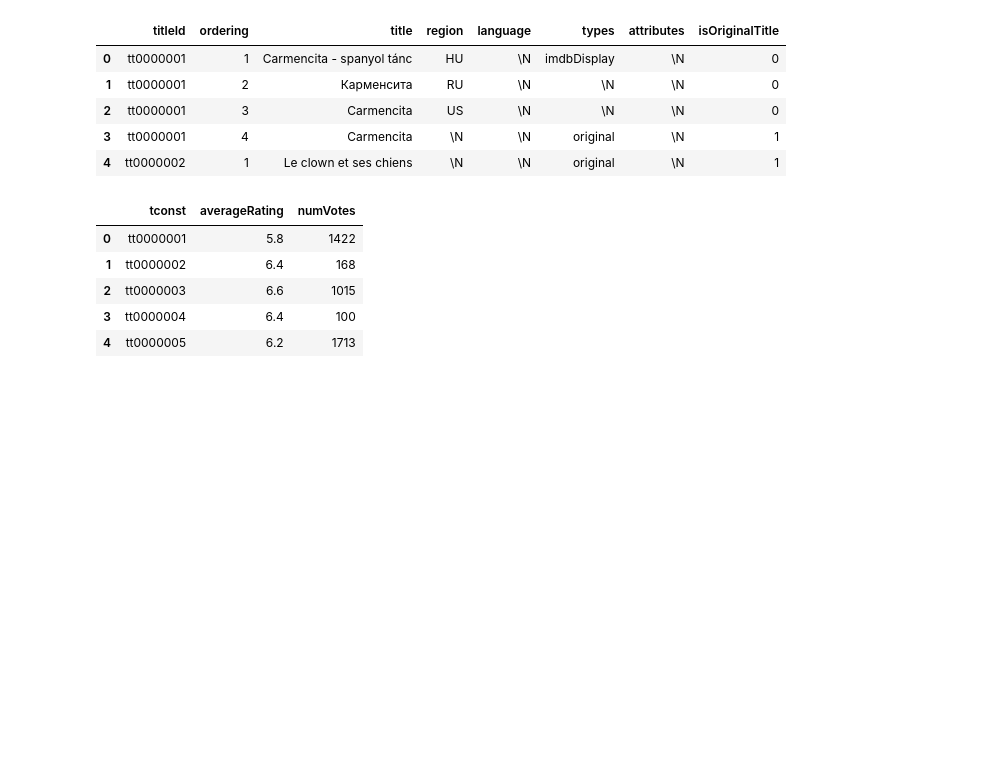
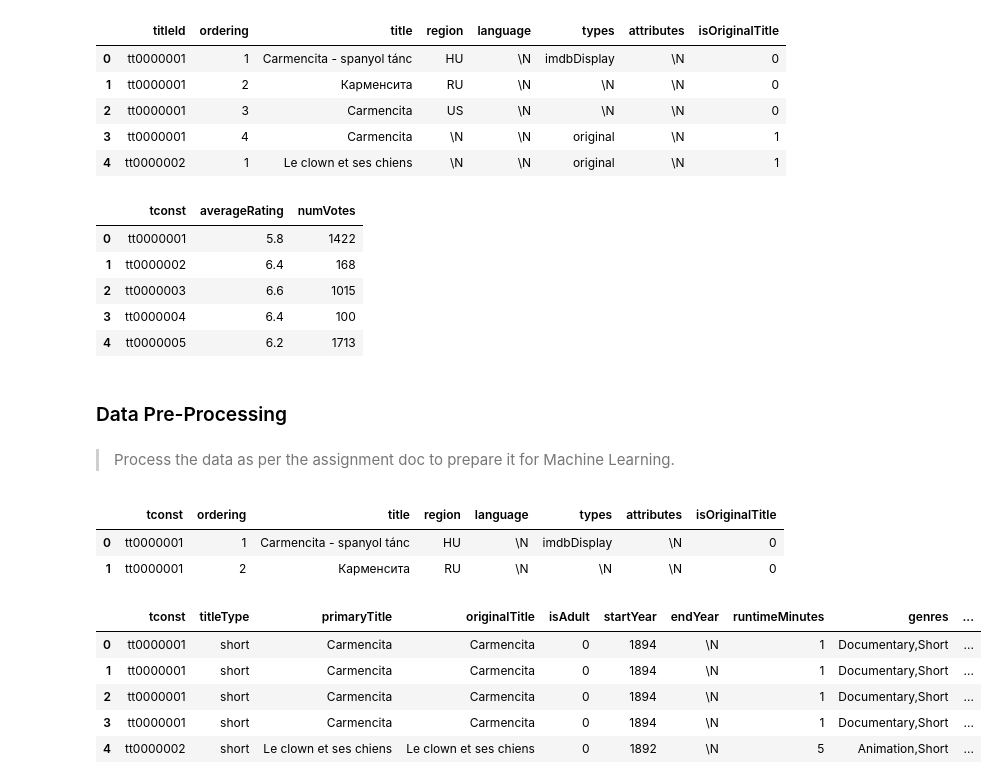
Before and after one commit to arnold402/Pre-assignment-DSI, a Jupyter notebook: Assignment.ipynb, the cells around one changed output. Drawn from its saved outputs; the diff is of its cells as text; code cells hidden in the pictures; blank space fills up the shorter version.

```diff
--- a/Assignment.ipynb
+++ b/Assignment.ipynb
@@ -290,3 +290,37 @@ ratings_df.head()
 | 2 | tt0000003 | 6.6 | 1015 |
 | 3 | tt0000004 | 6.4 | 100 |
 | 4 | tt0000005 | 6.2 | 1713 |
+# %% [markdown]
+### Data Pre-Processing
+# %% [markdown]
+
+
+> Process the data as per the assignment doc to prepare it for Machine Learning.
+# %%
+#drop duplicates
+#ref-https://pandas.pydata.org/docs/reference/api/pandas.DataFrame.drop_duplicates.html
+
+basics_df = basics_df.drop_duplicates(keep=False, inplace=False)
+akas_df = akas_df.drop_duplicates(keep=False, inplace=False)
+ratings_df = ratings_df.drop_duplicates(keep=False,inplace=False)
+# %%
+#rename title_id in akas to tconst for consistancy when merging
+akas_df.rename(columns={"titleId": "tconst"}, inplace=True)
+akas_df.head(2)
+# %% [output]
+|  | tconst | ordering | title | region | language | types | attributes | isOriginalTitle |
+| 0 | tt0000001 | 1 | Carmencita - spanyol tánc | HU | \N | imdbDisplay | \N | 0 |
+| 1 | tt0000001 | 2 | Карменсита | RU | \N | \N | \N | 0 |
+# %%
+#merge
+#ref-https://pandas.pydata.org/pandas-docs/stable/user_guide/merging.html#database-style-dataframe-or-named-series-joining-merging
+basics_akas_df = pd.merge(basics_df, akas_df, on="tconst")
+master_df = pd.merge(basics_akas_df, ratings_df, on="tconst")
+master_df.head()
+# %% [output]
+|  | tconst | titleType | primaryTitle | originalTitle | isAdult | startYear | endYear | runtimeMinutes | genres | ... |
+| 0 | tt0000001 | short | Carmencita | Carmencita | 0 | 1894 | \N | 1 | Documentary,Short | ... |
+| 1 | tt0000001 | short | Carmencita | Carmencita | 0 | 1894 | \N | 1 | Documentary,Short | ... |
+| 2 | tt0000001 | short | Carmencita | Carmencita | 0 | 1894 | \N | 1 | Documentary,Short | ... |
+| 3 | tt0000001 | short | Carmencita | Carmencita | 0 | 1894 | \N | 1 | Documentary,Short | ... |
+| 4 | tt0000002 | short | Le clown et ses chiens | Le clown et ses chiens | 0 | 1892 | \N | 5 | Animation,Short | ... |
```
Also changed, not shown: parts of 12 cells of this notebook.
